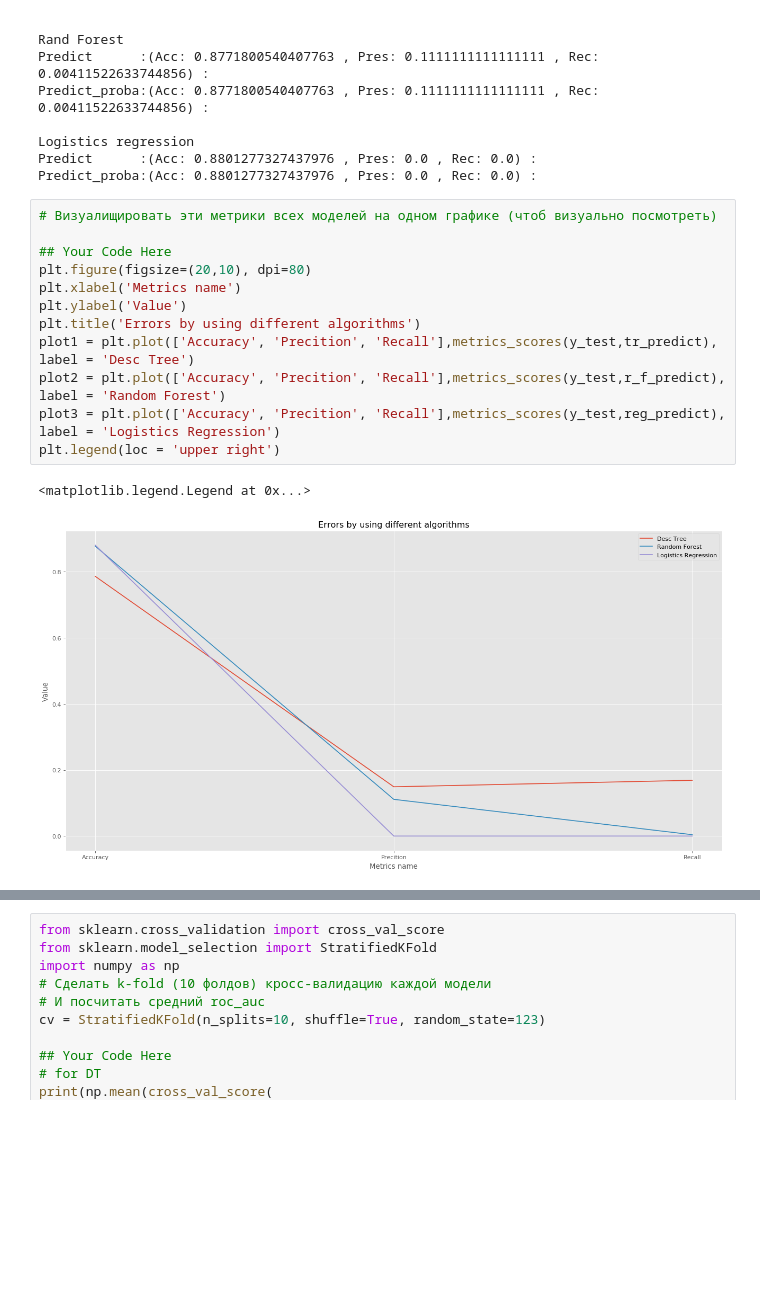
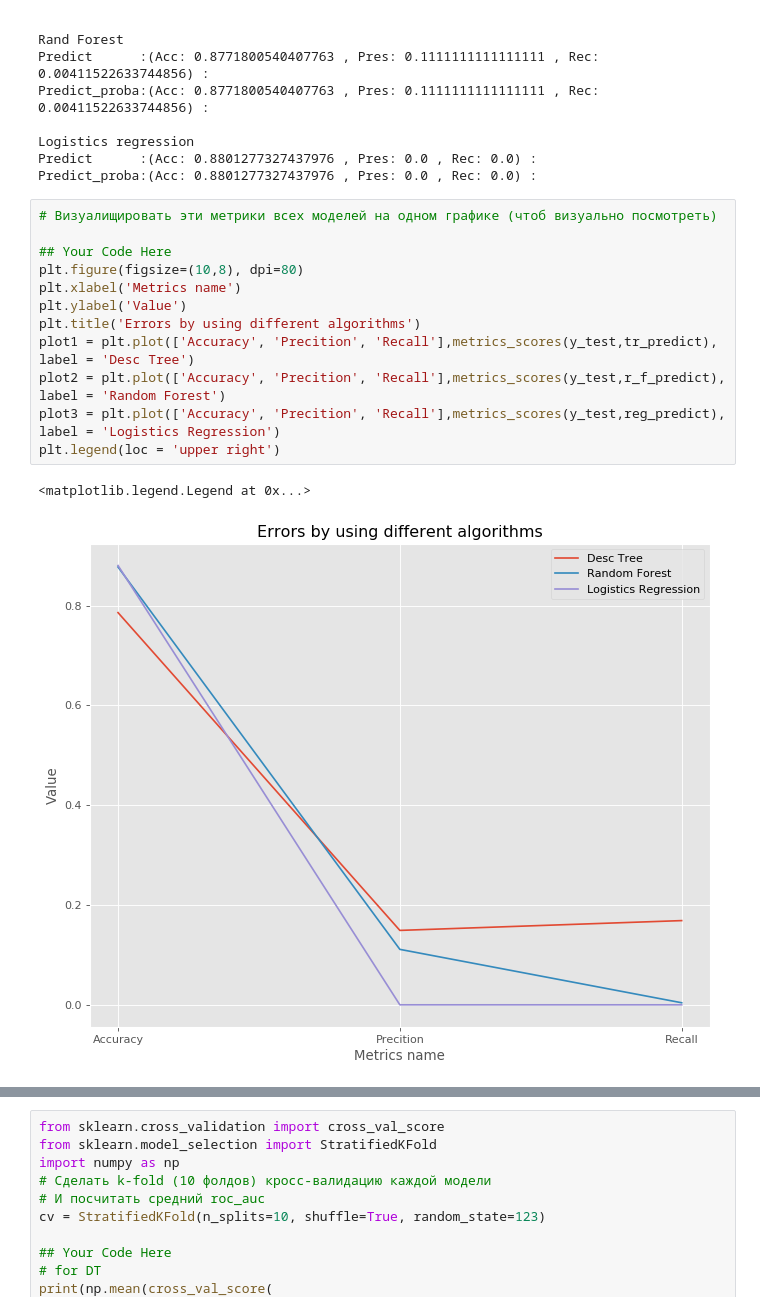
Before and after one commit to vladimyr1991/sfml, a Jupyter notebook: hw_02/ml-intro-hw.ipynb, the cells around one changed output, grey strips where cells are left out. Saved outputs shown, nothing was run; the diff lists cells and outputs as text; blank space fills up the shorter version.

```diff
--- a/hw_02/ml-intro-hw.ipynb
+++ b/hw_02/ml-intro-hw.ipynb
@@ -370,18 +367,18 @@ Predict_proba:(Acc: 0.8801277327437976 , Pres: 0.0 , Rec: 0.0) :
 # %%
 # Визуалищировать эти метрики всех моделей на одном графике (чтоб визуально посмотреть)
 
 ## Your Code Here
-plt.figure(figsize=(20,10), dpi=80)
+plt.figure(figsize=(10,8), dpi=80)
 plt.xlabel('Metrics name')
 plt.ylabel('Value')
 plt.title('Errors by using different algorithms')
 plot1 = plt.plot(['Accuracy', 'Precition', 'Recall'],metrics_scores(y_test,tr_predict), label = 'Desc Tree')
 plot2 = plt.plot(['Accuracy', 'Precition', 'Recall'],metrics_scores(y_test,r_f_predict), label = 'Random Forest')
 plot3 = plt.plot(['Accuracy', 'Precition', 'Recall'],metrics_scores(y_test,reg_predict), label = 'Logistics Regression')
 plt.legend(loc = 'upper right')
 # %% [output]
 <matplotlib.legend.Legend at 0x...>
-[figure, old version]
+[figure, new version]
 # %%
 # Потроить roc-кривые всех моделей на одном графике
 # Вывести roc_auc каждой моделе
```
Also changed, not shown: parts of 20 cells of this notebook.
